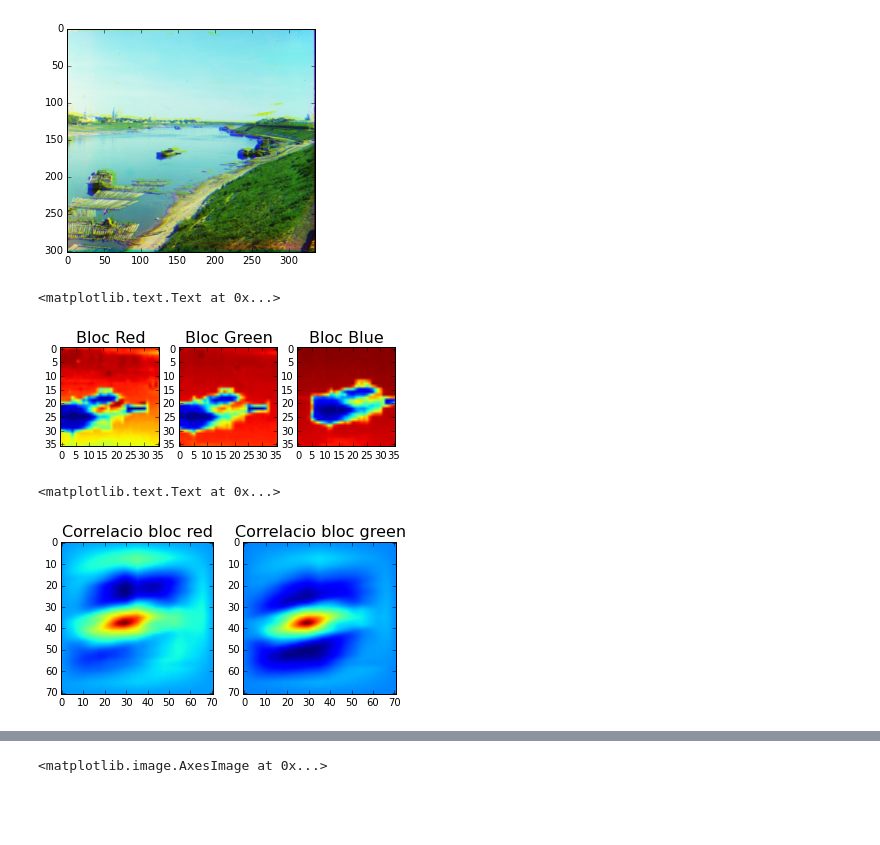
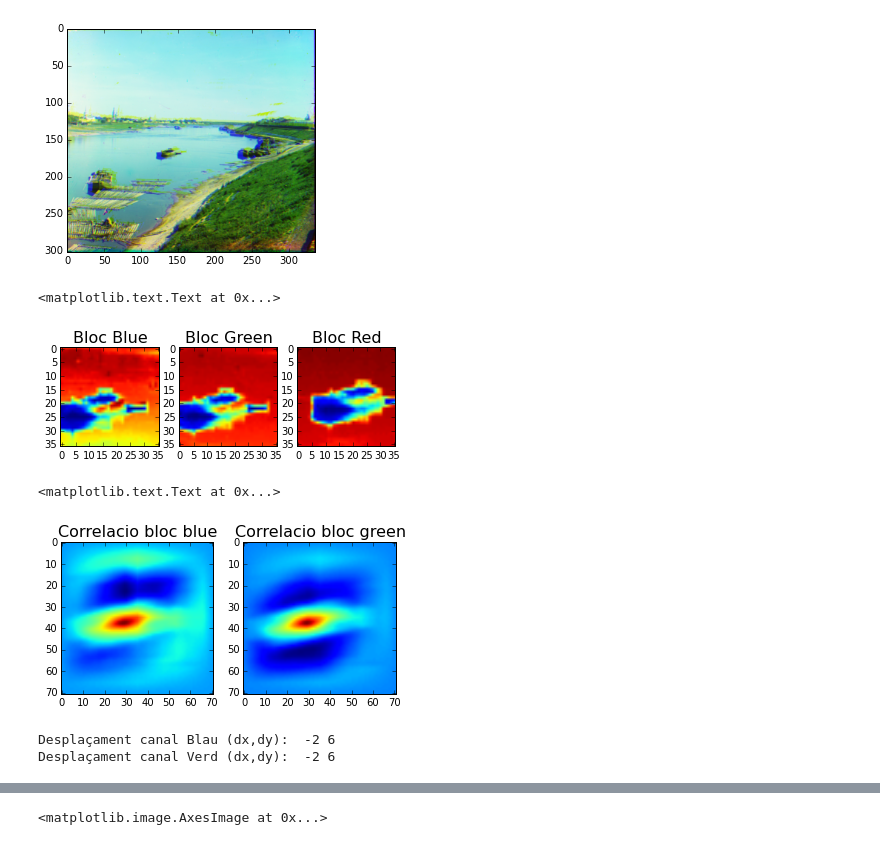
Before and after one commit to cnavas88/Image-Processing, a Jupyter notebook: practica2/Practica2.ipynb, the cells around one changed output, grey strips where cells are left out. Cells and saved outputs as stored; diff of their text form; code cells hidden in the pictures; blank space fills up the shorter version.

```diff
--- a/practica2/Practica2.ipynb
+++ b/practica2/Practica2.ipynb
@@ -39,22 +39,22 @@ im3 = img_np[y3-2:y3+h-2,x3-1:x3+w-1];
 I1 = 256*im1.astype('double')/im1.max();
 I2 = 256*im2.astype('double')/im2.max();
 I3 = 256*im3.astype('double')/im3.max();
-RGB=np.zeros([h,w,3],dtype=type(img_np[0,0]))
-RGB[:,:,0]=I3
-RGB[:,:,1]=I2
-RGB[:,:,2]=I1
+BGR=np.zeros([h,w,3],dtype=type(img_np[0,0]))
+BGR[:,:,0]=I3
+BGR[:,:,1]=I2
+BGR[:,:,2]=I1
 
-# Formalizamos la imagen RGB
-RGB[:,:,0] = ((RGB[:,:,0] - RGB[:,:,0].min()) / (RGB[:,:,0].max() - RGB[:,:,0].min()))
-RGB[:,:,1] = ((RGB[:,:,1] - RGB[:,:,1].min()) / (RGB[:,:,1].max() - RGB[:,:,1].min()))
-RGB[:,:,2] = ((RGB[:,:,2] - RGB[:,:,2].min()) / (RGB[:,:,2].max() - RGB[:,:,2].min()))
+# Formalizamos la imagen BGR
+BGR[:,:,0] = ((BGR[:,:,0] - BGR[:,:,0].min()) / (BGR[:,:,0].max() - BGR[:,:,0].min()))
+BGR[:,:,1] = ((BGR[:,:,1] - BGR[:,:,1].min()) / (BGR[:,:,1].max() - BGR[:,:,1].min()))
+BGR[:,:,2] = ((BGR[:,:,2] - BGR[:,:,2].min()) / (BGR[:,:,2].max() - BGR[:,:,2].min()))
 
-plt.imshow(RGB)
+plt.imshow(BGR)
 # %% [output]
 <matplotlib.image.AxesImage at 0x...>
 [figure]
 # %%
-# Funcio que extreura els barquets de la image generica RGB
+# Funcio que extreura els barquets de la image generica BGR
 def extreurebarquet(image, bloc, zona):
     centreX = 140
     centreY = 165
@@ -66,53 +66,58 @@ def extreurebarquet(image, bloc, zona):
     ymax=centreY+bloc+zona
 
     # Amb les coordenades anteriors treiem de la imatge principal el bloc on esta el barquet dels tres canals
-    barquetR=RGB[ymin:ymax,xmin:xmax,0]
-    barquetG=RGB[ymin:ymax,xmin:xmax,1]
-    barquetB=RGB[ymin:ymax,xmin:xmax,2]
+    barquetB=BGR[ymin:ymax,xmin:xmax,0]
+    barquetG=BGR[ymin:ymax,xmin:xmax,1]
+    barquetR=BGR[ymin:ymax,xmin:xmax,2]
 
     # Formalitzem amb la mitja totes les imatges dels barquets
+    barquetB = ((barquetB - barquetB.min()) / (barquetB.max() - barquetB.min()))-np.mean(barquetB)
+    barquetG = ((barquetG - barquetG.min()) / (barquetG.max() - barquetG.min()))-np.mean(barquetG)
     barquetR = ((barquetR - barquetR.min()) / (barquetR.max() - barquetR.min()))-np.mean(barquetR)
-    barquetG = ((barquetG - barquetG.min()) / (barquetG.max() - barquetG.min()))-np.mean(barquetG)
-    barquetB = ((barquetB - barquetB.min()) / (barquetB.max() - barquetB.min()))-np.mean(barquetB)
-    return barquetR,barquetG,barquetB
+    return barquetB,barquetG,barquetR
 # %%
-barquetR,barquetG,barquetB = extreurebarquet(RGB,15,3)
+barquetB,barquetG,barquetR = extreurebarquet(BGR,15,3)
 # Mostrem les imatges dels barquets per canals
 plt.subplot(1,3,1)
-plt.imshow(barquetR)
-plt.title('Bloc Red', size=16)
+plt.imshow(barquetB)
+plt.title('Bloc Blue', size=16)
 plt.subplot(1,3,2)
 plt.imshow(barquetG)
 plt.title('Bloc Green', size=16)
 plt.subplot(1,3,3)
-plt.imshow(barquetB)
-plt.title('Bloc Blue', size=16)
+plt.imshow(barquetR)
+plt.title('Bloc Red', size=16)
 # %% [output]
 <matplotlib.text.Text at 0x...>
-[figure, old version]
+[figure, new version]
 # %%
-# Fem la correlacio entre els blocks i el template (Bloc blau), mostrem els resultats
-NCCBR=signal.correlate2d(barquetR.astype('float'), barquetB.astype('float'), mode='full', boundary='fill', fillvalue=0)
-NCCBG=signal.correlate2d(barquetG.astype('float'), barquetB.astype('float'), mode='full', boundary='fill', fillvalue=0)
+# Fem la correlacio entre els blocks i el template (Bloc vermell), mostrem els resultats
+NCCRB=signal.correlate2d(barquetB.astype('float'), barquetR.astype('float'), mode='full', boundary='fill', fillvalue=0)
+NCCRG=signal.correlate2d(barquetG.astype('float'), barquetR.astype('float'), mode='full', boundary='fill', fillvalue=0)
 plt.subplot(1,2,1)
-plt.imshow(NCCBR)
-plt.title('Correlacio bloc red', size=16)
+plt.imshow(NCCRB)
+plt.title('Correlacio bloc blue', size=16)
 plt.subplot(1,2,2)
-plt.imshow(NCCBG)
+plt.imshow(NCCRG)
 plt.title('Correlacio bloc green', size=16)
 # %% [output]
 <matplotlib.text.Text at 0x...>
-[figure, old version]
+[figure, new version]
 # %%
 # Funcio que trobara el punt maxim de la correlacio i retornara el vector que s'ha de desplaçar
-def posmax(NCC1):
+def posmax(NCC1,mig):
     rows, columns = np.where(NCC1 == NCC1.max())
     # Agafem el punt mig de la imatge de correlacio.
-    puntmig = 35
+    puntmig = mig
     return puntmig-rows[0], puntmig-columns[0]
 
-posicioXBR, posicioYBR = posmax(NCCBR)
-posicioXBG, posicioYBG = posmax(NCCBG)
+posicioXRB, posicioYRB = posmax(NCCRB,35)
+posicioXRG, posicioYRG = posmax(NCCRG,35)
+print "Desplaçament canal Blau (dx,dy): ",posicioXRB, posicioYRB
+print "Desplaçament canal Verd (dx,dy): ",posicioXRG, posicioYRG
+# %% [output]
+Desplaçament canal Blau (dx,dy):  -2 6
+Desplaçament canal Verd (dx,dy):  -2 6
 # %%
 # Funcio que moura l'imatge al centre
 def moureimatge(x,y,imatge):
```
Also changed, not shown: parts of 8 cells of this notebook.
